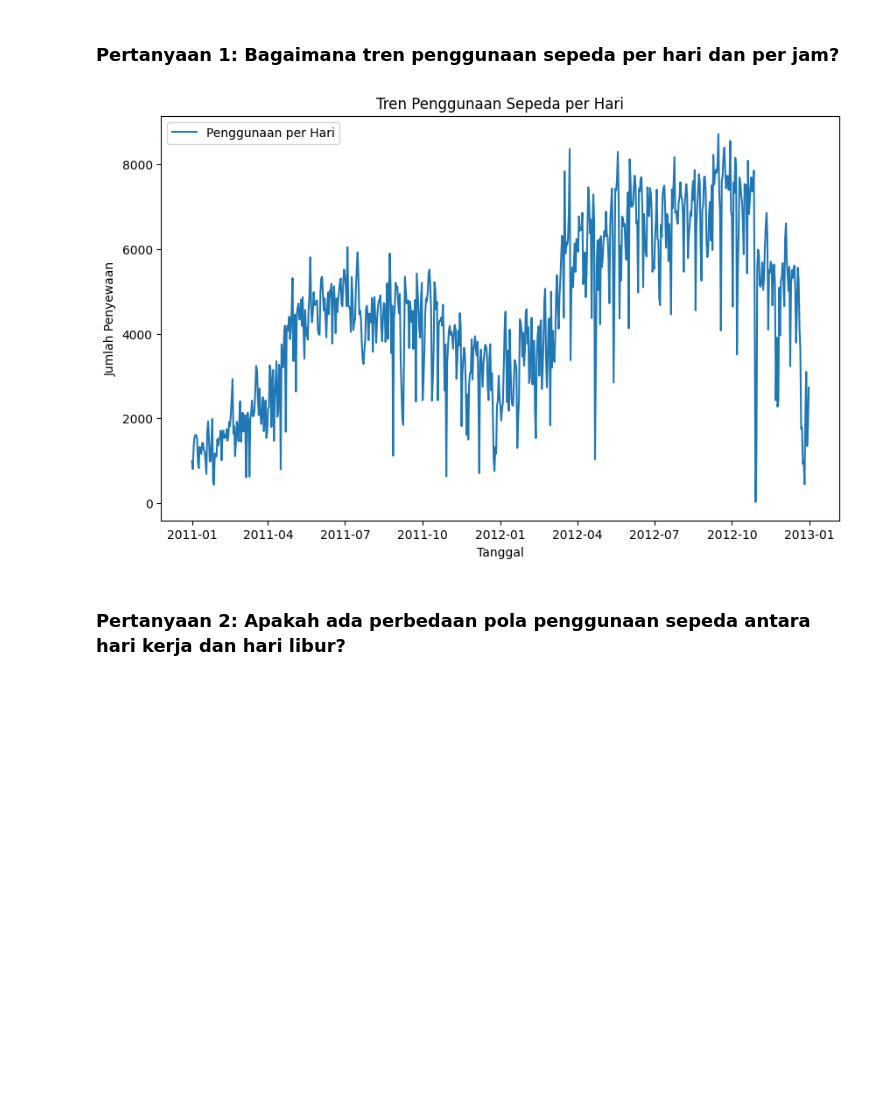
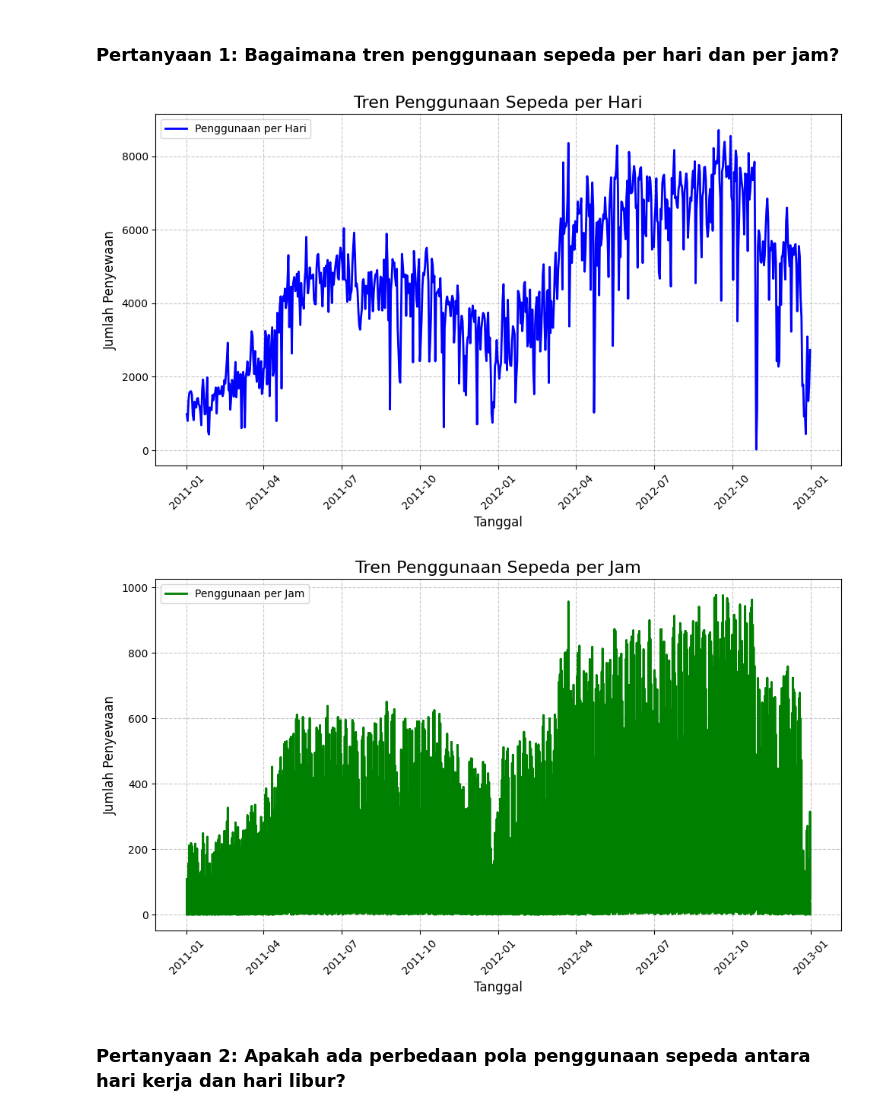
Before and after one commit to ShotZ9/Submission-Proyek-Analisis-Data, a Jupyter notebook: Proyek_Analisis_Data.ipynb, the cells around one changed output. Cells and saved outputs as stored; diff of their text form; code cells hidden in the pictures; blank space fills up the shorter version.

```diff
--- a/Proyek_Analisis_Data.ipynb
+++ b/Proyek_Analisis_Data.ipynb
@@ -127,17 +236,33 @@ std      0.142429    0.077498   686.622488  1560.256377  1937.211452
 ## Visualization & Explanatory Analysis
 # %% [markdown]
 ### Pertanyaan 1: Bagaimana tren penggunaan sepeda per hari dan per jam?
-# %%
-# Tren penggunaan sepeda per hari
-plt.figure(figsize=(10, 6))
-plt.plot(day_data['dteday'], day_data['cnt'], label='Penggunaan per Hari')
-plt.xlabel('Tanggal')
-plt.ylabel('Jumlah Penyewaan')
-plt.title('Tren Penggunaan Sepeda per Hari')
-plt.legend()
-plt.show()
-# %% [output]
-[figure, removed]
+# %%
+# Tren Penggunaan Sepeda per Hari
+plt.figure(figsize=(10, 6))
+plt.plot(day_data['dteday'], day_data['cnt'], label='Penggunaan per Hari', color='blue', linewidth=2)
+plt.xlabel('Tanggal', fontsize=12)
+plt.ylabel('Jumlah Penyewaan', fontsize=12)
+plt.title('Tren Penggunaan Sepeda per Hari', fontsize=16)
+plt.xticks(rotation=45)
+plt.grid(True, linestyle='--', alpha=0.7)
+plt.legend()
+plt.tight_layout()
+plt.show()
+
+# Tren Penggunaan Sepeda per Jam
+plt.figure(figsize=(10, 6))
+plt.plot(hour_data['dteday'], hour_data['cnt'], label='Penggunaan per Jam', color='green', linewidth=2)
+plt.xlabel('Tanggal', fontsize=12)
+plt.ylabel('Jumlah Penyewaan', fontsize=12)
+plt.title('Tren Penggunaan Sepeda per Jam', fontsize=16)
+plt.xticks(rotation=45)
+plt.grid(True, linestyle='--', alpha=0.7)
+plt.legend()
+plt.tight_layout()
+plt.show()
+# %% [output]
+[figure, added]
+[figure, added]
 # %% [markdown]
 ### Pertanyaan 2: Apakah ada perbedaan pola penggunaan sepeda antara hari kerja dan hari libur?
 # %%
```
Also changed, not shown: parts of 16 cells of this notebook, 2 other files.
